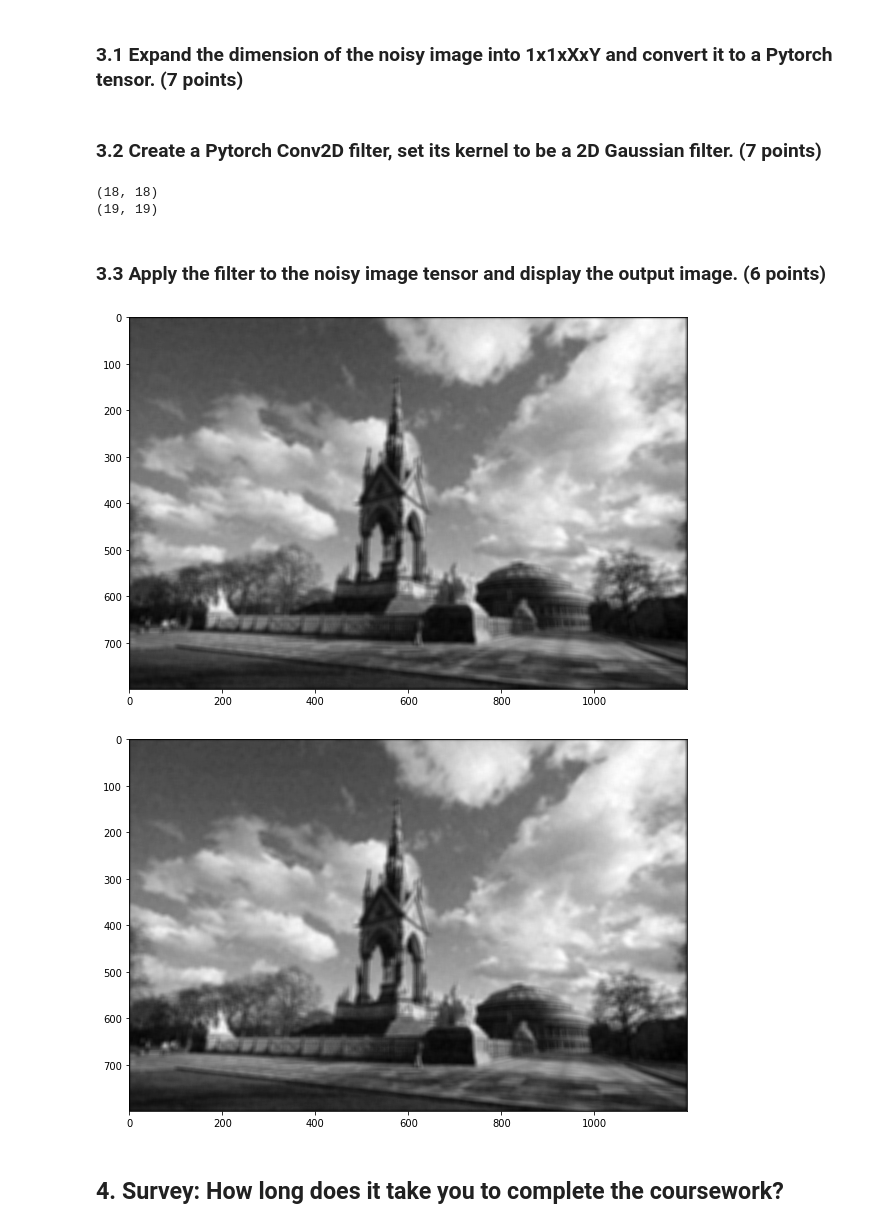
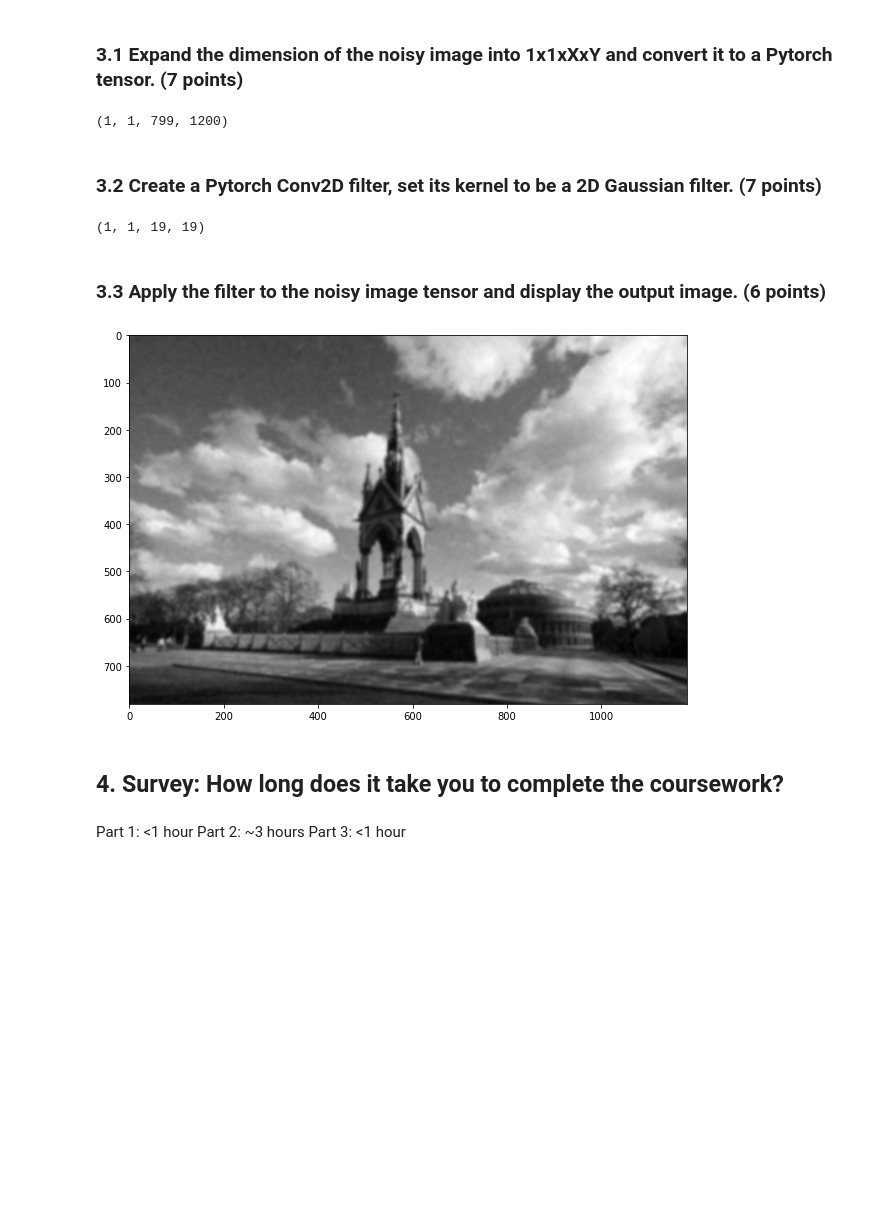
Before and after one commit to bonearadu/Computer_Vision_2022, a Jupyter notebook: coursework_01/coursework_01.ipynb, the cells around one changed output. Saved outputs shown, nothing was run; the diff lists cells and outputs as text; code cells hidden in the pictures; blank space fills up the shorter version.

Commit message:
implement part 3

```diff
--- a/coursework_01/coursework_01.ipynb
+++ b/coursework_01/coursework_01.ipynb
@@ -317,35 +317,43 @@ import torch
 ### 3.1 Expand the dimension of the noisy image into 1x1xXxY and convert it to a Pytorch tensor. (7 points)
 # %%
 # Expand the dimension of the numpy array
-
+noisy_reshaped = np.expand_dims(image_noisy, (0, 1))
+print(noisy_reshaped.shape)
 
 # Convert to a Pytorch tensor using torch.from_numpy
+tensor = torch.from_numpy(noisy_reshaped)
+# %% [output]
+(1, 1, 799, 1200)
 # %% [markdown]
 ### 3.2 Create a Pytorch Conv2D filter, set its kernel to be a 2D Gaussian filter. (7 points)
 # %%
 # A 2D Gaussian filter when sigma = 3 pixel (provided)
 sigma = 3
 h = gaussian_filter_2d(sigma)
+h = np.expand_dims(h, axis=(0, 1))
 print(h.shape)
 
 # Create the Conv2D filter (provided)
-conv = ...
+conv = torch.nn.Conv2d(1, 1, h.shape)
 
 # Set the kernel weight
+conv.weight = torch.nn.Parameter(torch.from_numpy(h))
 # %% [output]
-(18, 18)
-(19, 19)
+(1, 1, 19, 19)
 # %% [markdown]
 ### 3.3 Apply the filter to the noisy image tensor and display the output image. (6 points)
 # %%
 # Filtering
-
+image_filtered = conv.forward(tensor).detach().numpy()[0, 0]
 
 # Display the filtering result (provided)
 plt.imshow(image_filtered, cmap='gray')
 plt.gcf().set_size_inches(10, 8)
 # %% [output]
-[figure, old version]
+[figure, new version]
-[figure, removed]
 # %% [markdown]
 ## 4. Survey: How long does it take you to complete the coursework?
+# %% [markdown]
+Part 1: <1 hour
+Part 2: ~3 hours
+Part 3: <1 hour
```
Also changed, not shown: parts of 2 cells of this notebook.
